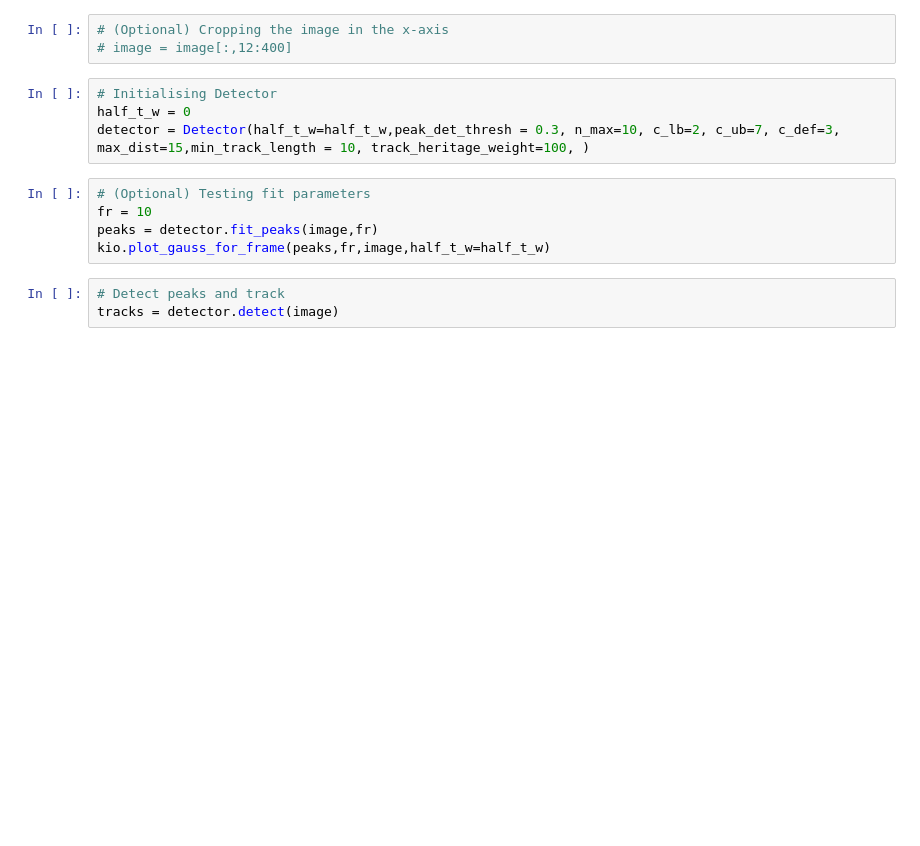
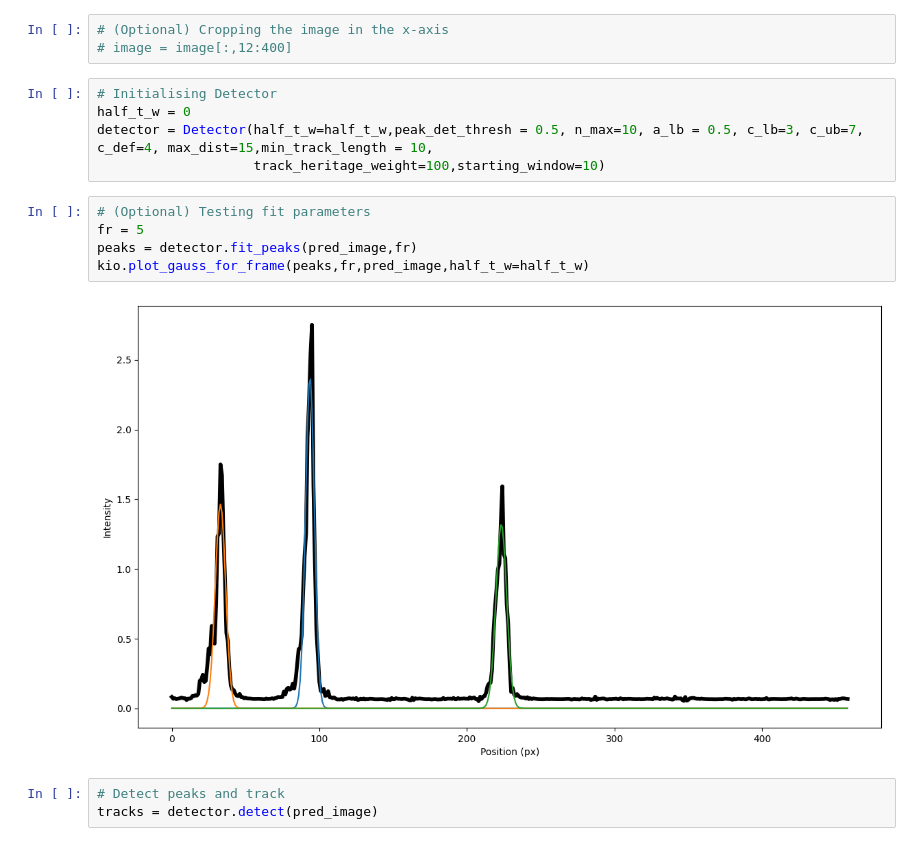
Before and after one commit to sjcross/kymotools, a Jupyter notebook: examplenotebooks/kymos/detect/FitGaussFromImage.ipynb, the cells around one changed output. Drawn from its saved outputs; the diff is of its cells as text; blank space fills up the shorter version.

```diff
--- a/examplenotebooks/kymos/detect/FitGaussFromImage.ipynb
+++ b/examplenotebooks/kymos/detect/FitGaussFromImage.ipynb
@@ -26,15 +49,18 @@ rootname = os.path.basename(os.path.splitext(path)[0])
 # %%
 # Initialising Detector
 half_t_w = 0
-detector = Detector(half_t_w=half_t_w,peak_det_thresh = 0.3, n_max=10, c_lb=2, c_ub=7, c_def=3, max_dist=15,min_track_length = 10, track_heritage_weight=100, )
+detector = Detector(half_t_w=half_t_w,peak_det_thresh = 0.5, n_max=10, a_lb = 0.5, c_lb=3, c_ub=7, c_def=4, max_dist=15,min_track_length = 10,
+                    track_heritage_weight=100,starting_window=10)
 # %%
 # (Optional) Testing fit parameters
-fr = 10
-peaks = detector.fit_peaks(image,fr)
-kio.plot_gauss_for_frame(peaks,fr,image,half_t_w=half_t_w)
+fr = 5
+peaks = detector.fit_peaks(pred_image,fr)
+kio.plot_gauss_for_frame(peaks,fr,pred_image,half_t_w=half_t_w)
+# %% [output]
+[figure, added]
 # %%
 # Detect peaks and track
-tracks = detector.detect(image)
+tracks = detector.detect(pred_image)
 # %%
 # Measuring intensity
 for track in tracks.values():
```
Also changed, not shown: parts of 6 cells of this notebook, 3 other files.
